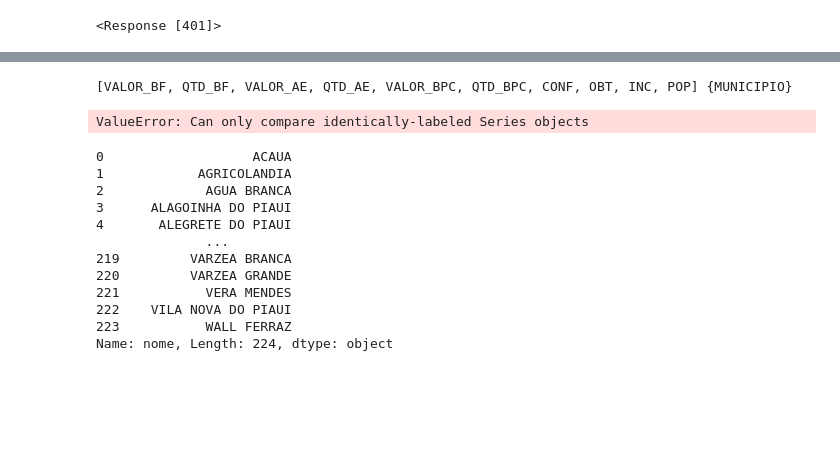
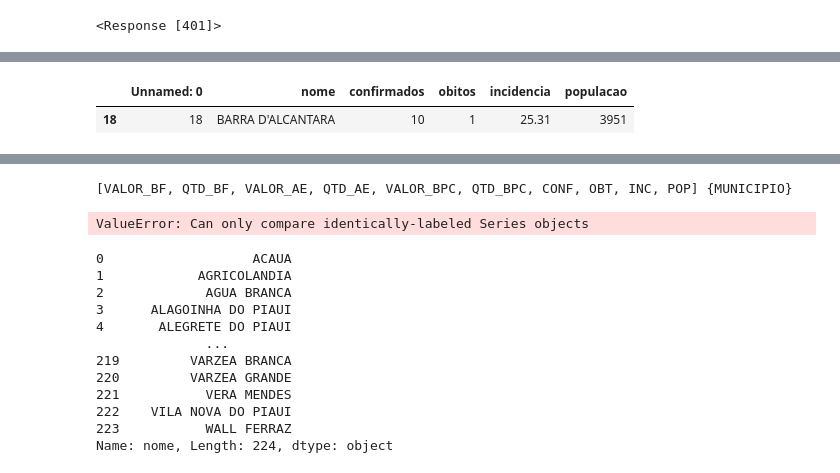
Before and after one commit to SalesRyan/Mapa-Covid-19, a Jupyter notebook: arquivos_auxiliares/Extração de dados/extração.ipynb, the cells around one changed output, grey strips where cells are left out. Saved outputs shown, nothing was run; the diff lists cells and outputs as text; code cells hidden in the pictures; blank space fills up the shorter version.

```diff
--- a/arquivos_auxiliares/Extração de dados/extração.ipynb
+++ b/arquivos_auxiliares/Extração de dados/extração.ipynb
@@ -123,3 +100,8 @@ WALL FERRAZ WALL FERRAZ
+# %%
+cidades[cidades['nome'] == "BARRA D'ALCANTARA"]
+# %% [output]
+|  | Unnamed: 0 | nome | confirmados | obitos | incidencia | populacao |
+| 18 | 18 | BARRA D'ALCANTARA | 10 | 1 | 25.31 | 3951 |
 # %%
 dicio = {}
 dicio['MUNICIPIO'] = bolsafam['CIDADE'].to_list()
```
Also changed, not shown: parts of 11 cells of this notebook, 6 other files.
